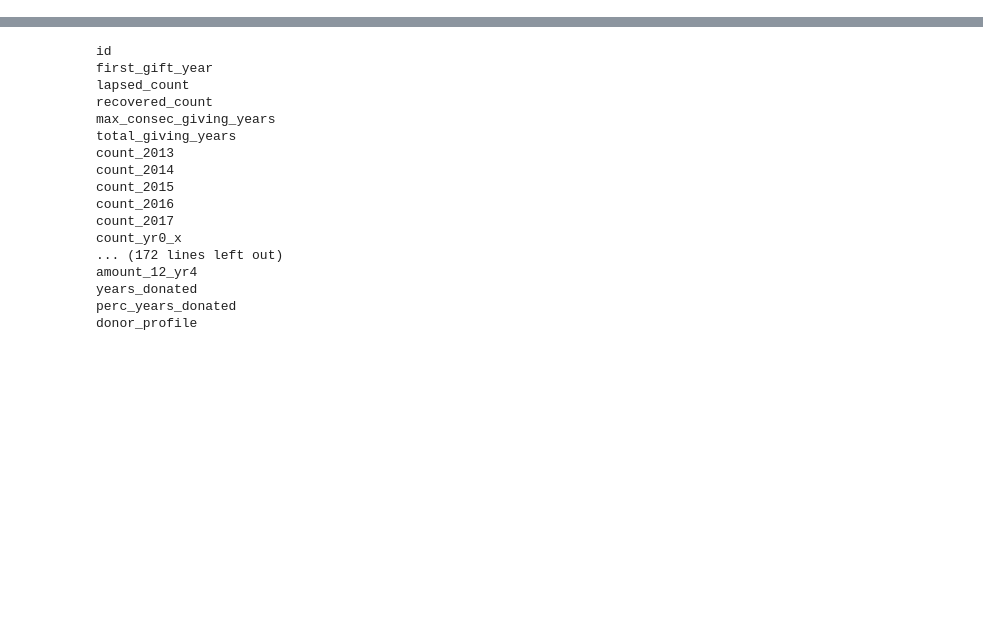
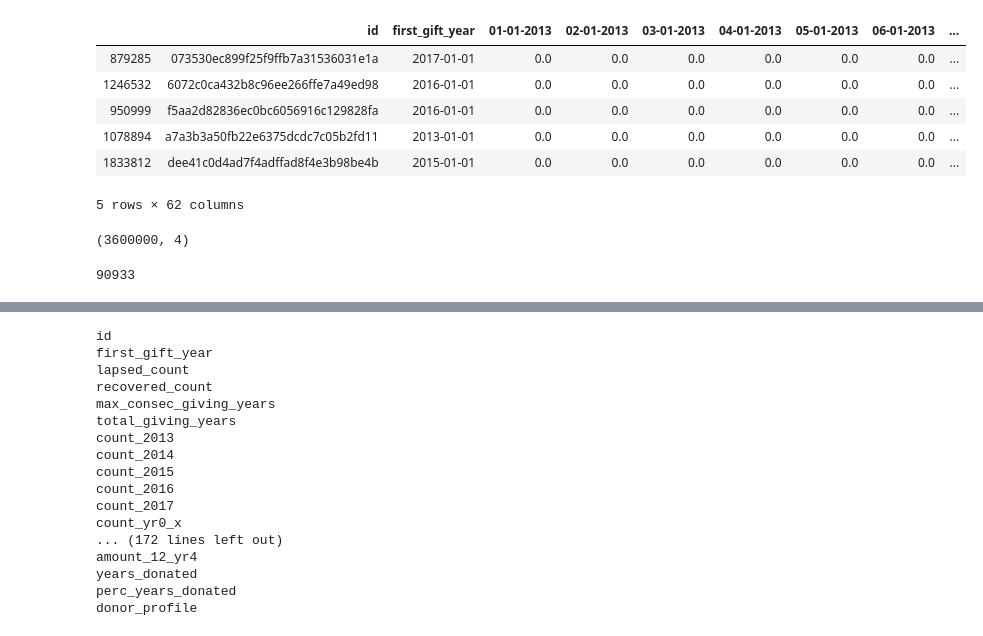
Before and after one commit to erinmarieanderson/donations, a Jupyter notebook: notebooks/donation_export_cohort_create_dataframes-Copy1.ipynb, the cells around one changed output, grey strips where cells are left out. Drawn from its saved outputs; the diff is of its cells as text; code cells hidden in the pictures; blank space fills up the shorter version.

```diff
--- a/notebooks/donation_export_cohort_create_dataframes-Copy1.ipynb
+++ b/notebooks/donation_export_cohort_create_dataframes-Copy1.ipynb
@@ -18,0 +36,2 @@ donations_13to17=pd.read_pickle('donations1_13to17.pkl')
+# %%
+donations_13to17_sample2=donations_13to17.sample(n=60000)
@@ -18,0 +161,10 @@ donations_13to17=pd.read_pickle('donations1_13to17.pkl')
+# %%
+donations_13to17_sample2.head()
+# %% [output]
+|  | id | first_gift_year | 01-01-2013 | 02-01-2013 | 03-01-2013 | 04-01-2013 | 05-01-2013 | 06-01-2013 | ... |
+| 879285 | 073530ec899f25f9ffb7a31536031e1a | 2017-01-01 | 0.0 | 0.0 | 0.0 | 0.0 | 0.0 | 0.0 | ... |
+| 1246532 | 6072c0ca432b8c96ee266ffe7a49ed98 | 2016-01-01 | 0.0 | 0.0 | 0.0 | 0.0 | 0.0 | 0.0 | ... |
+| 950999 | f5aa2d82836ec0bc6056916c129828fa | 2016-01-01 | 0.0 | 0.0 | 0.0 | 0.0 | 0.0 | 0.0 | ... |
+| 1078894 | a7a3b3a50fb22e6375dcdc7c05b2fd11 | 2013-01-01 | 0.0 | 0.0 | 0.0 | 0.0 | 0.0 | 0.0 | ... |
+| 1833812 | dee41c0d4ad7f4adffad8f4e3b98be4b | 2015-01-01 | 0.0 | 0.0 | 0.0 | 0.0 | 0.0 | 0.0 | ... |
+5 rows × 62 columns
@@ -18,0 +233,8 @@ donations_13to17=pd.read_pickle('donations1_13to17.pkl')
+# %%
+melted_sample.shape
+# %% [output]
+(3600000, 4)
+# %%
+melted_sample.query('amount > 0').count()['id']
+# %% [output]
+90933
```
Also changed, not shown: parts of 17 cells of this notebook, 3 other files.
